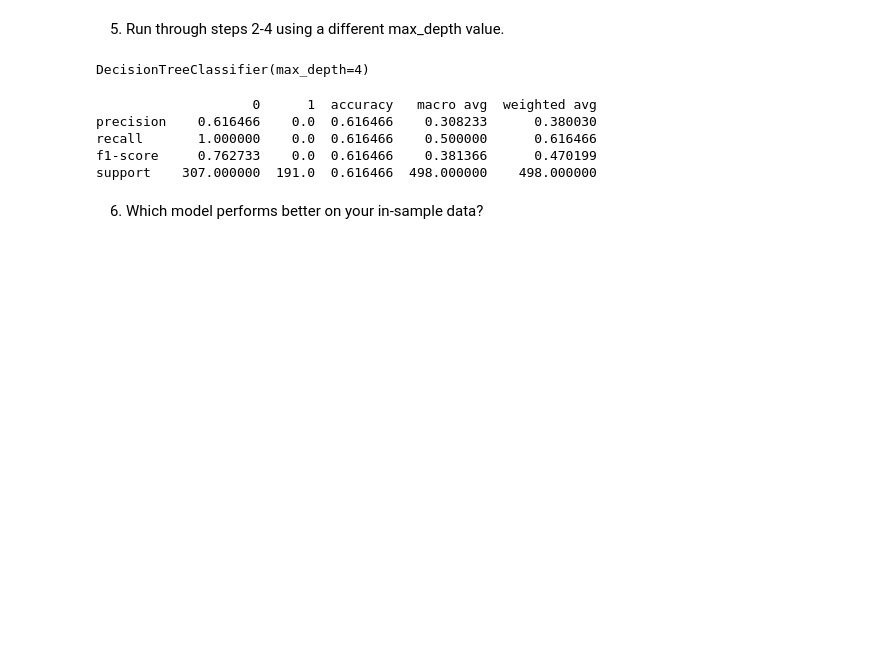
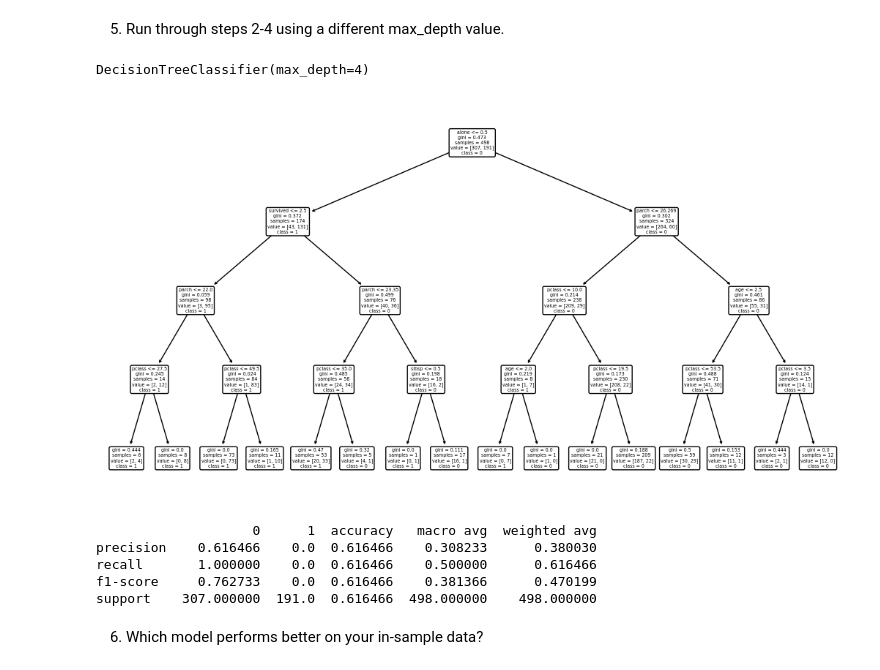
Before and after one commit to caroline-miller0921/classification_exercises, a Jupyter notebook: decision_tree.ipynb, the cells around one changed output. Cells and saved outputs as stored; diff of their text form; code cells hidden in the pictures; blank space fills up the shorter version.

```diff
--- a/decision_tree.ipynb
+++ b/decision_tree.ipynb
@@ -194,8 +235,14 @@ array([307, 191])
 clf2 = DecisionTreeClassifier(max_depth=4)
 # %%
 # Fit the second thing
-clf2.fit(t_train[X_cols], t_train[y_cols])
+clf2.fit(train[X_cols], train[y_cols])
 # %% [output]
 DecisionTreeClassifier(max_depth=4)
+# %%
+plt.figure(figsize=(13, 7))
+plot_tree(clf2, feature_names=train.columns, class_names=clf.classes_.astype(str), rounded=True)
+plt.show()
+# %% [output]
+[figure, added]
 # %%
 # Use the second thing
```
Also changed, not shown: parts of 32 cells of this notebook.
